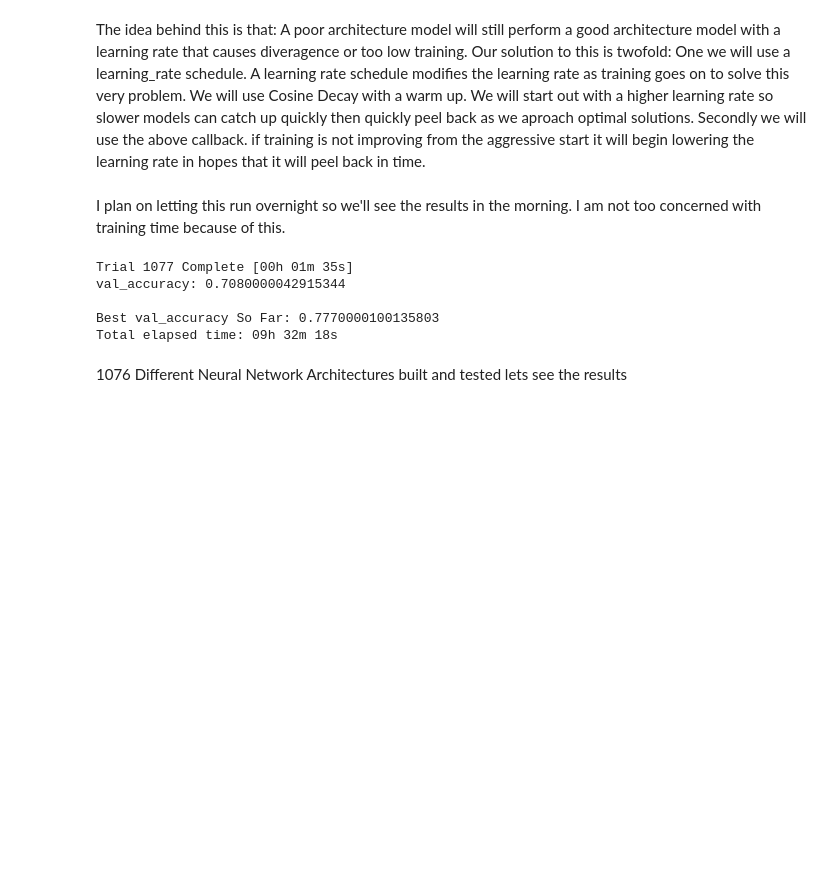
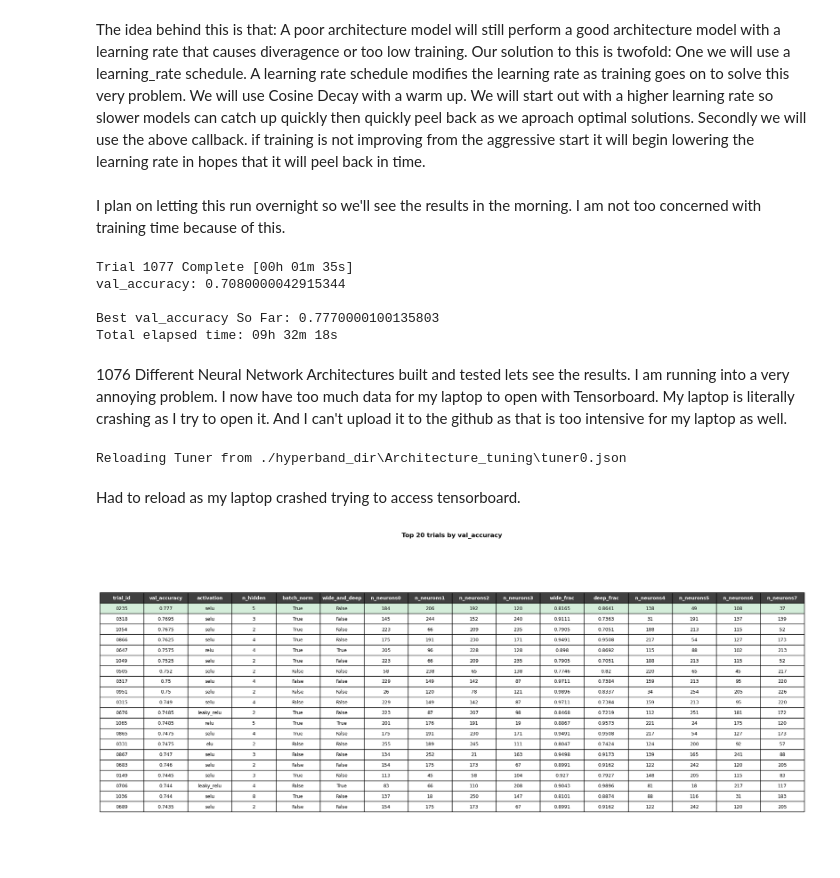
Before and after one commit to samuel5maine-maker/BME4801FinalProject, a Jupyter notebook: milestone_3.ipynb, the cells around one changed output. Saved outputs shown, nothing was run; the diff lists cells and outputs as text; code cells hidden in the pictures; blank space fills up the shorter version.

```diff
--- a/milestone_3.ipynb
+++ b/milestone_3.ipynb
@@ -703,4 +706,77 @@ val_accuracy: 0.7080000042915344
 Best val_accuracy So Far: 0.7770000100135803
 Total elapsed time: 09h 32m 18s
 # %% [markdown]
-1076 Different Neural Network Architectures built and tested lets see the results
+1076 Different Neural Network Architectures built and tested lets see the results. I am running into a very annoying problem. I now have too much data for my laptop to open with Tensorboard. My laptop is literally crashing as I try to open it. And I can't upload it to the github as that is too intensive for my laptop as well.
+# %%
+import keras_tuner as kt
+
+tuner = kt.Hyperband(
+    hypermodel=MyTuningModel(meta=meta, x_tr=x_tr_flat),
+    objective="val_accuracy",
+    max_epochs=75,
+    factor=2,
+    hyperband_iterations=3,
+    directory="./hyperband_dir",
+    project_name="Architecture_tuning",
+    overwrite=False,
+    seed=42,
+)
+# %% [output]
+Reloading Tuner from ./hyperband_dir\Architecture_tuning\tuner0.json
+# %% [markdown]
+Had to reload as my laptop crashed trying to access tensorboard.
+# %%
+import matplotlib.pyplot as plt
+import pandas as pd
+
+
+trials = tuner.oracle.get_best_trials(num_trials=100)
+rows = []
+for trial in trials:
+    row = {"trial_id": trial.trial_id, "val_accuracy": trial.score}
+    row.update(trial.hyperparameters.values)
+    rows.append(row)
+df = pd.DataFrame(rows).sort_values("val_accuracy", ascending=False).reset_index(drop=True)
+
+
+# Figure 1: top 20 trials as a table
+top20 = df.head(20).copy()
+
+# Drop columns that aren't useful in the display (keep if you want them)
+cols_to_show = [c for c in top20.columns if c not in {"tuner/trial_id", "tuner/epochs", "tuner/initial_epoch", "tuner/bracket", "tuner/round"}]
+top20_display = top20[cols_to_show]
+
+# Round floats for readability
+for col in top20_display.select_dtypes(include="float").columns:
+    top20_display[col] = top20_display[col].round(4)
+
+fig, ax = plt.subplots(figsize=(max(12, len(cols_to_show) * 1.2), len(top20_display) * 0.4 + 1))
+ax.axis("off")
+table = ax.table(
+    cellText=top20_display.values,
+    colLabels=top20_display.columns,
+    cellLoc="center",
+    loc="center",
+)
+table.auto_set_font_size(False)
+table.set_fontsize(9)
+table.scale(1, 1.4)
+
+# Bold the header row
+for j in range(len(top20_display.columns)):
+    cell = table[0, j]
+    cell.set_text_props(weight="bold")
+    cell.set_facecolor("#404040")
+    cell.set_text_props(color="white")
+
+# Highlight the best row
+for j in range(len(top20_display.columns)):
+    table[1, j].set_facecolor("#d4edda")
+
+ax.set_title("Top 20 trials by val_accuracy", pad=20, fontsize=12, weight="bold")
+plt.tight_layout()
+plt.savefig("top20_trials.png", dpi=150, bbox_inches="tight")
+plt.show()
+plt.close()
+# %% [output]
+[figure, added]
```
Also changed, not shown: parts of 16 cells of this notebook, 5 other files.
